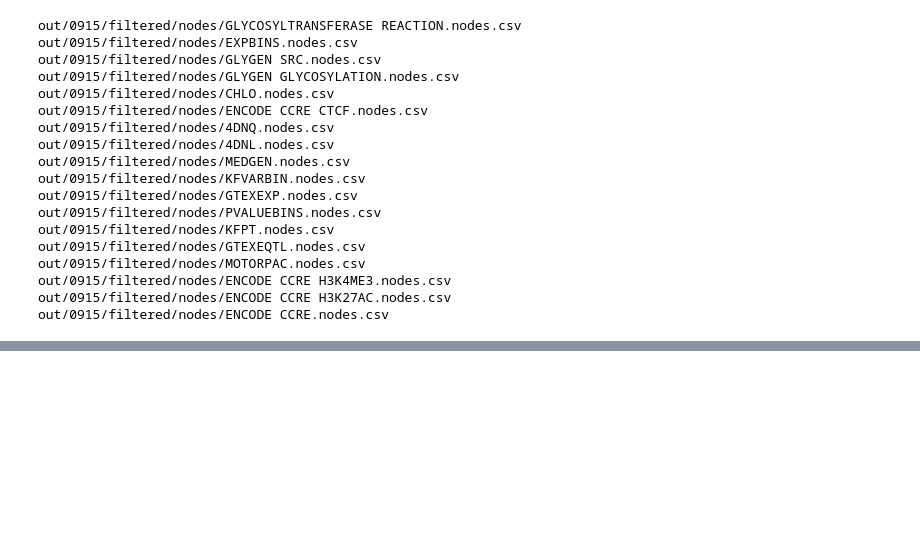
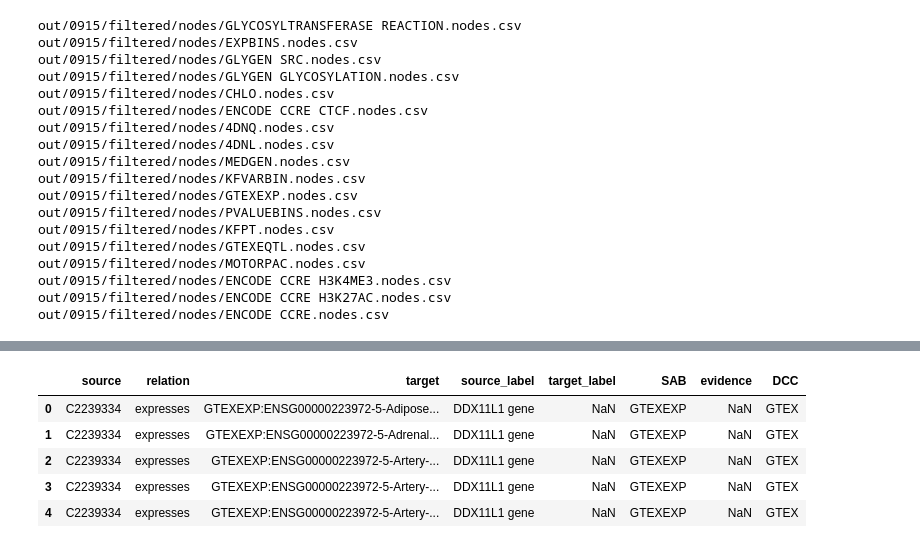
Before and after one commit to MaayanLab/datadistillery-kg, a Jupyter notebook: serializer.ipynb, the cells around one changed output, grey strips where cells are left out. Saved outputs shown, nothing was run; the diff lists cells and outputs as text; code cells hidden in the pictures; blank space fills up the shorter version.

```diff
--- a/serializer.ipynb
+++ b/serializer.ipynb
@@ -884,0 +979,15 @@ out/0915/filtered/nodes/ENCODE CCRE.nodes.csv
+# %%
+gene2gtexp = pd.read_csv("out/0915/filtered/edges/Gene.expresses.GTEXEXP.edges.csv")
+tissue2gtexp = pd.read_csv("out/0915/filtered/edges/Tissue.expresses.GTEXEXP.edges.csv")
+organ2gtexp = pd.read_csv("out/0915/filtered/edges/Body Part, Organ, or Organ Component.expresses.GTEXEXP.edges.csv")
+location2gtexp = pd.read_csv("out/0915/filtered/edges/Body Location or Region.expresses.GTEXEXP.edges.csv")
+hasExp = pd.read_csv("out/0915/filtered/edges/GTEXEXP.has expression.EXPBINS.edges.csv")
+# %%
+gene2gtexp.head()
+# %% [output]
+|  | source | relation | target | source_label | target_label | SAB | evidence | DCC |
+| 0 | C2239334 | expresses | GTEXEXP:ENSG00000223972-5-Adipose... | DDX11L1 gene | NaN | GTEXEXP | NaN | GTEX |
+| 1 | C2239334 | expresses | GTEXEXP:ENSG00000223972-5-Adrenal... | DDX11L1 gene | NaN | GTEXEXP | NaN | GTEX |
+| 2 | C2239334 | expresses | GTEXEXP:ENSG00000223972-5-Artery-... | DDX11L1 gene | NaN | GTEXEXP | NaN | GTEX |
+| 3 | C2239334 | expresses | GTEXEXP:ENSG00000223972-5-Artery-... | DDX11L1 gene | NaN | GTEXEXP | NaN | GTEX |
+| 4 | C2239334 | expresses | GTEXEXP:ENSG00000223972-5-Artery-... | DDX11L1 gene | NaN | GTEXEXP | NaN | GTEX |
```
Also changed, not shown: parts of 71 cells of this notebook.
